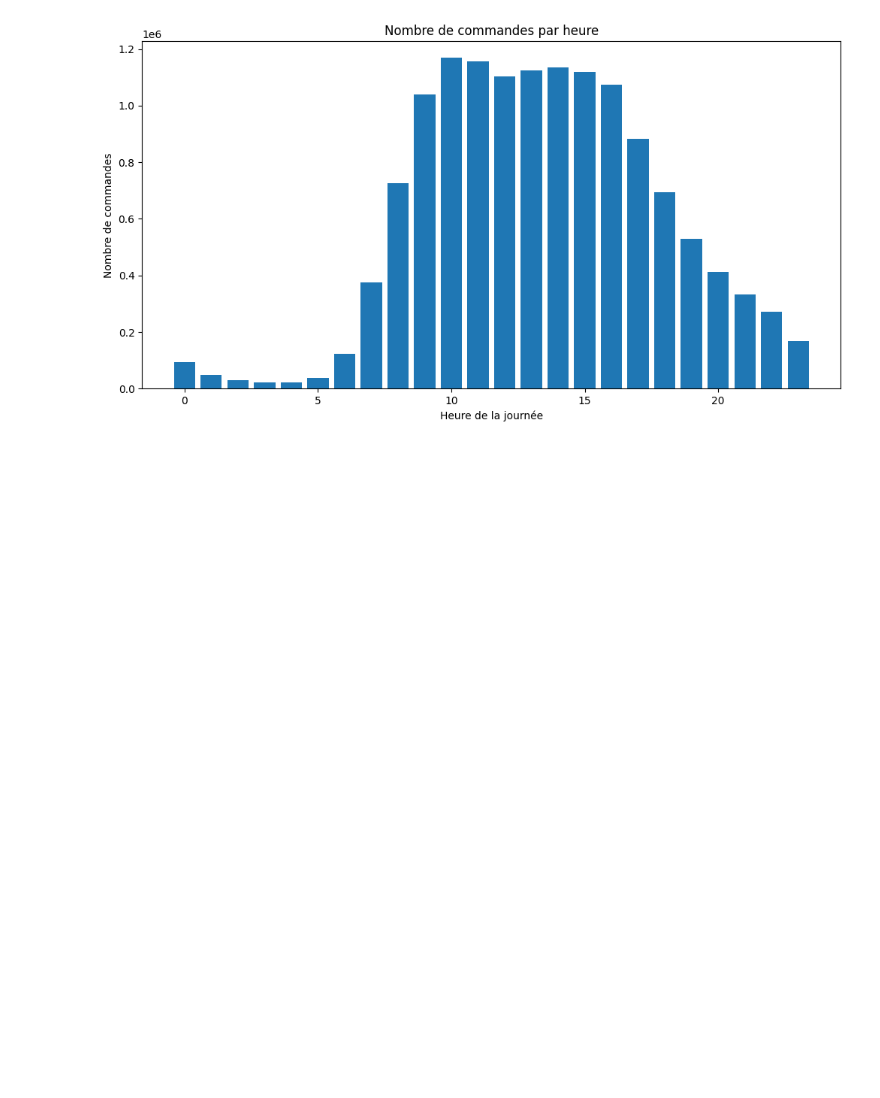
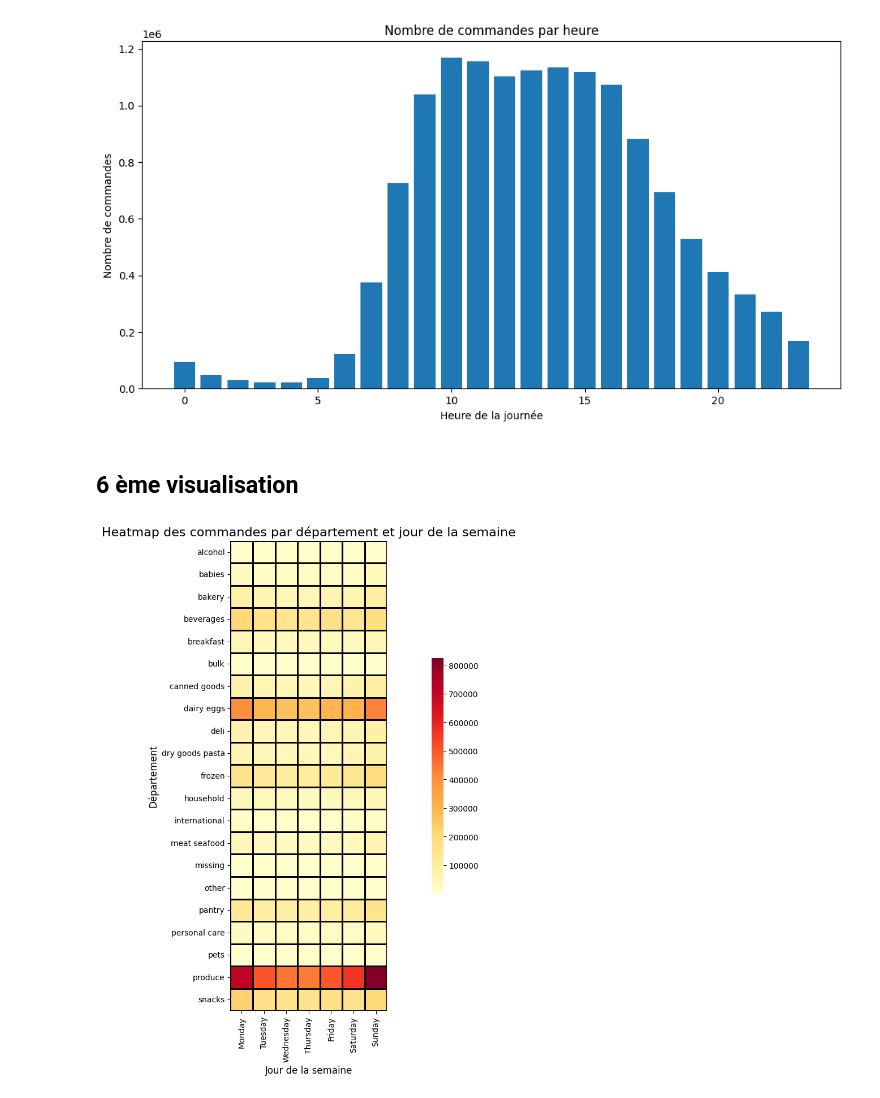
Before and after one commit to jarodpg/NextBuy, a Jupyter notebook: nextbuy_visualisation.ipynb, the cells around one changed output. Cells and saved outputs as stored; diff of their text form; code cells hidden in the pictures; blank space fills up the shorter version.

Commit message:
[+] heatmap department/jour

```diff
--- a/nextbuy_visualisation.ipynb
+++ b/nextbuy_visualisation.ipynb
@@ -174,3 +174,29 @@ plt.ylabel("Nombre de commandes")
 plt.show()
 # %% [output]
 [figure]
+# %% [markdown]
+## 6 ème visualisation
+# %%
+import pandas as pd
+import seaborn as sns
+import matplotlib.pyplot as plt
+
+df = pd.read_csv("datasets-cleaned/df_order_products_clean.csv")
+
+days = {0: 'Sunday', 1: 'Monday', 2:'Tuesday', 3: 'Wednesday', 4:'Thursday', 5: 'Friday', 6:'Saturday'}
+df['Jours'] = df['order_dow'].map(days)
+order_days = ['Monday', 'Tuesday', 'Wednesday', 'Thursday', 'Friday', 'Saturday', 'Sunday']
+
+plt.figure(figsize=(16, 10))
+heatmap= df.pivot_table(index='department' , columns='Jours' , aggfunc='size')
+heatmap = heatmap[order_days]
+
+sns.heatmap(heatmap, cmap='YlOrRd',  linewidths=1,linecolor='black',square=True, cbar_kws={'shrink': 0.5})
+
+plt.title("Heatmap des commandes par département et jour de la semaine", fontsize=16)
+plt.ylabel("Département", fontsize=12)
+plt.xlabel("Jour de la semaine", fontsize=12)
+plt.tight_layout()
+plt.show()
+# %% [output]
+[figure, added]
```
